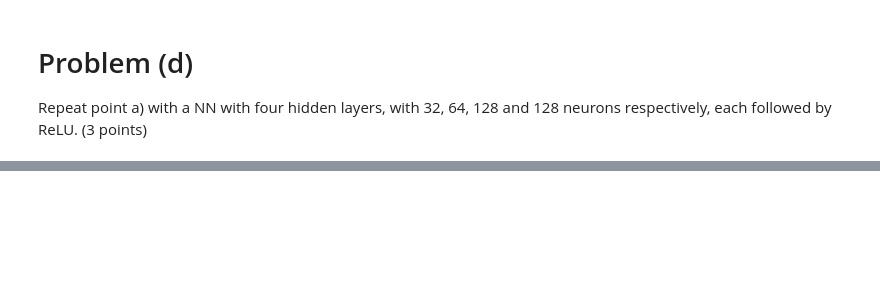
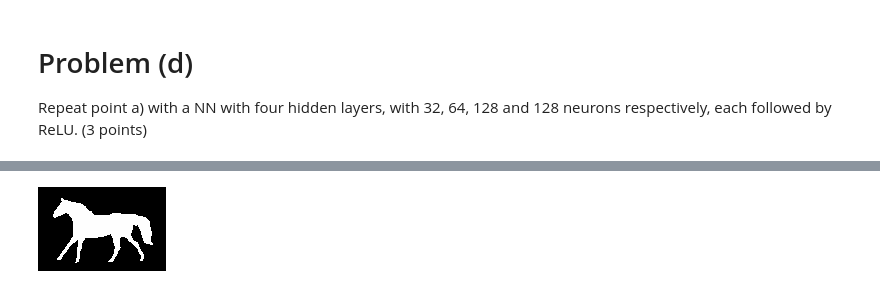
Before and after one commit to mao1756/STA5635_fa23, a Jupyter notebook: HW7/HW7.ipynb, the cells around one changed output, grey strips where cells are left out. Cells and saved outputs as stored; diff of their text form; code cells hidden in the pictures; blank space fills up the shorter version.

```diff
--- a/HW7/HW7.ipynb
+++ b/HW7/HW7.ipynb
@@ -230,0 +246,15 @@ hw = HW7(hidden_layers, isdisplay=False)
+# %%
+horse_image = Image.open("./horse025b.png").convert("L")
+to_tensor = torchvision.transforms.ToTensor()
+horse_tensor = to_tensor(horse_image)
+height, width = horse_tensor.squeeze().shape
+flat_horse = horse_tensor.flatten()
+horse_scaler = StandardScaler(with_std = False)
+std_flat_horse = horse_scaler.fit_transform(flat_horse.reshape(-1,1))
+std_flat_horse = torch.tensor(std_flat_horse).squeeze().float().to(device)
+intensities =  (horse_scaler.inverse_transform(std_flat_horse.reshape(-1,1))*255).astype(np.uint8)
+reconstructed_horse = Image.fromarray(intensities.reshape(height, width))
+
+reconstructed_horse.show()
+# %% [output]
+[figure, added]
```
Also changed, not shown: parts of 4 cells of this notebook.
